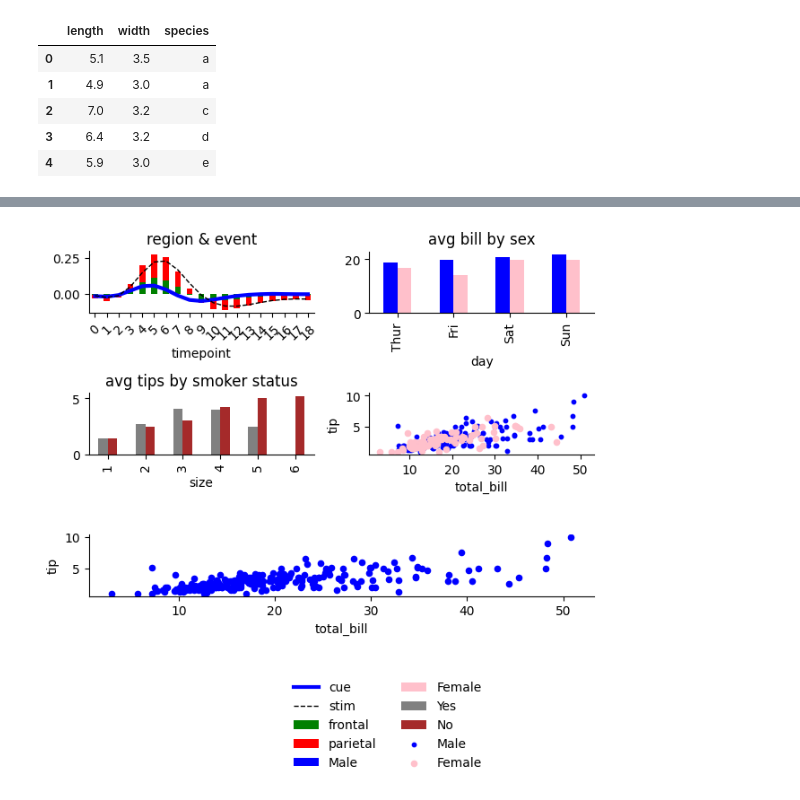
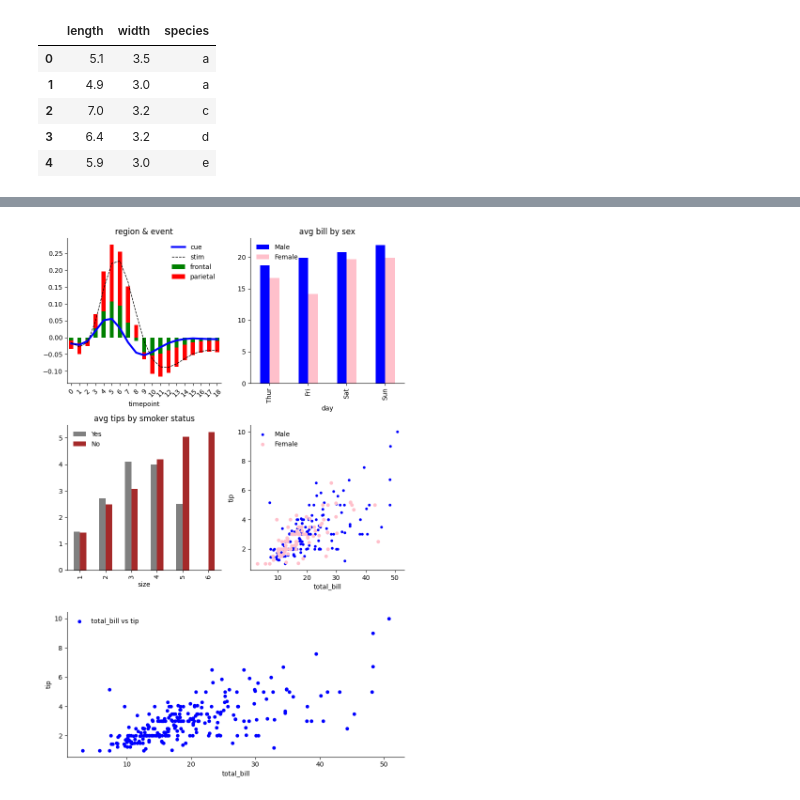
Before and after one commit to maddytae/pytae, a Jupyter notebook: src/plotter.ipynb, the cells around one changed output, grey strips where cells are left out. Cells and saved outputs as stored; diff of their text form; code cells hidden in the pictures.

Commit message:
added figsize parameter

```diff
--- a/src/plotter.ipynb
+++ b/src/plotter.ipynb
@@ -99,37 +87,37 @@ import pytae as pt
 color={'cue': 'blue', 'stim': 'black', 'parietal': 'red',
        'frontal': 'green','Male':'blue','Female':'pink','Dinner':'green',
        'Lunch':'orange','Yes':'grey','No':'brown'}
 style={'cue':'-','stim':'--'}
 width={'cue':3,'stim':1}
 marker = {'Male': 'o', 'Female': 'x'}
 size={'Male': 10,'Female': 20}
 
 mosaic = """
 AB
 CD
 EE
 """
 
-k = pt.Plotter(mosaic)
+k = pt.Plotter(mosaic,figsize=(8, 12))
 (k
 .data(fmri)
 .plot(x='timepoint', y='signal',by='event',aggfunc='mean',color=color,style=style,width=width,
       on='A',title='region & event',rot=45)
 .plot(by='region',kind='bar',stacked=True,on='A')
 .data(tips)
 .plot(x='day',y='total_bill',by='sex',aggfunc='mean',on='B',kind='bar',color=color,
       title='avg bill by sex')
 .plot(x='size',y='tip',by='smoker',on='C',kind='bar',color=color,title='avg tips by smoker status')
 .data(tips)
 # .plot(kind='scatter',x='total_bill',y='tip',on='D',by='sex',color=color,marker=marker,title='total bill vs tip')
 .plot(kind='scatter',x='total_bill',y='tip',on='E')
 .plot(kind='scatter',x='total_bill',y='tip',on='D',by='sex',color=color,s=size,aggfunc=None)
-.finalize(consolidate_legends=True,ncols=2)
-# .finalize()
+# .finalize(consolidate_legends=True,ncols=4)
+.finalize()
 )
 k.fig
 # %% [output]
-[figure, old version]
+[figure, new version]
 # %%
 import matplotlib.pyplot as plt
 tips.plot(kind='scatter',x='total_bill',y='tip')
```
Also changed, not shown: parts of 5 cells of this notebook, 1 other file.
